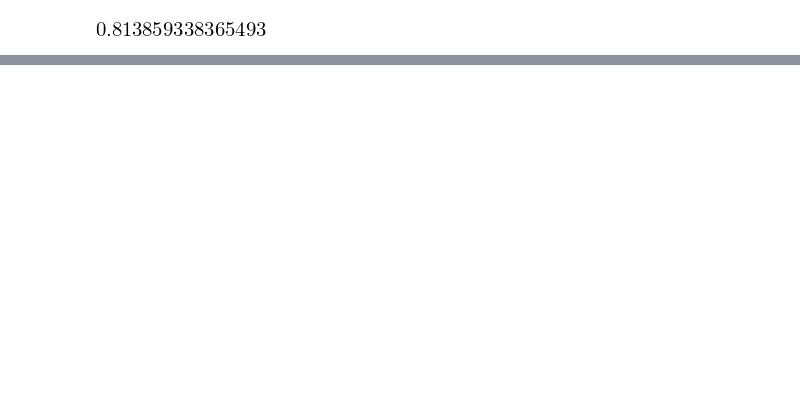
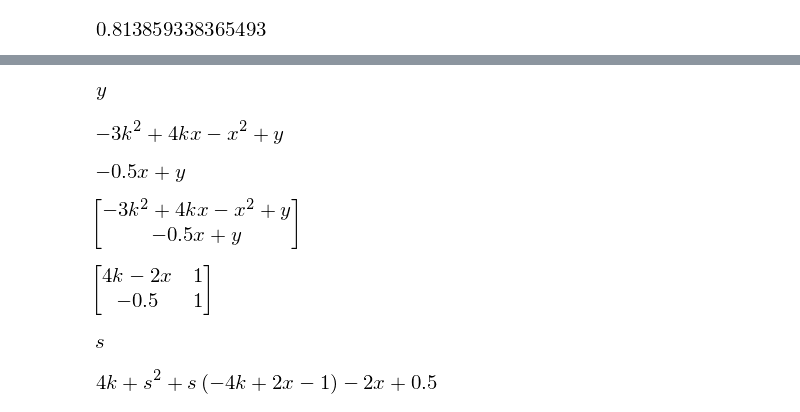
Before and after one commit to cad3na/DCA, a Jupyter notebook: IPythonNotebooks/Modelado y Simulacion/Examen I - Analisis de sistemas dinamicos.ipynb, the cells around one changed output, grey strips where cells are left out. Saved outputs shown, nothing was run; the diff lists cells and outputs as text; code cells hidden in the pictures; blank space fills up the shorter version.

```diff
--- a/IPythonNotebooks/Modelado y Simulacion/Examen I - Analisis de sistemas dinamicos.ipynb
+++ b/IPythonNotebooks/Modelado y Simulacion/Examen I - Analisis de sistemas dinamicos.ipynb
@@ -129,0 +152,34 @@ Esto quiere decir que
+# %%
+var("y")
+# %% [output]
+[figure, added]
+# %%
+f1 = y - x**2 + 4*k*x - 3*k**2
+f1
+# %% [output]
+[figure, added]
+# %%
+f2 = y - 0.5*x
+f2
+# %% [output]
+[figure, added]
+# %%
+theta = Matrix([[x], [y]])
+f = Matrix([[f1], [f2]])
+f
+# %% [output]
+[figure, added]
+# %%
+Jf = f.jacobian(theta)
+Jf
+# %% [output]
+[figure, added]
+# %%
+var("s")
+# %% [output]
+[figure, added]
+# %%
+detsIJf = ((s*eye(2) - Jf).det()).collect(s)
+detsIJf
+# %% [output]
+[figure, added]
```
Also changed, not shown: parts of 25 cells of this notebook.
